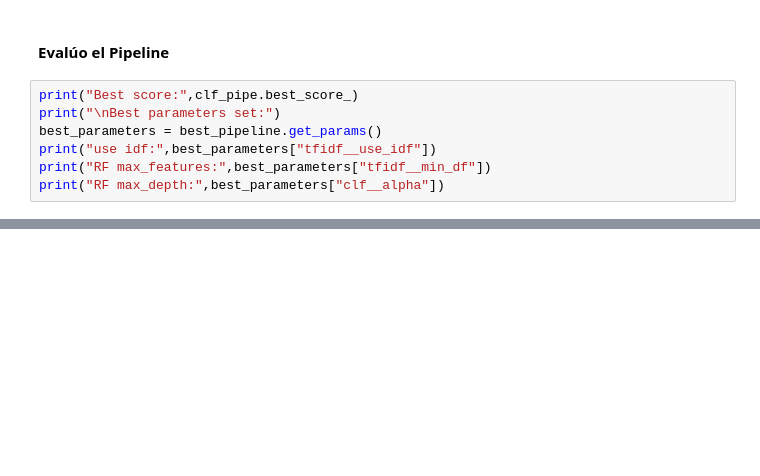
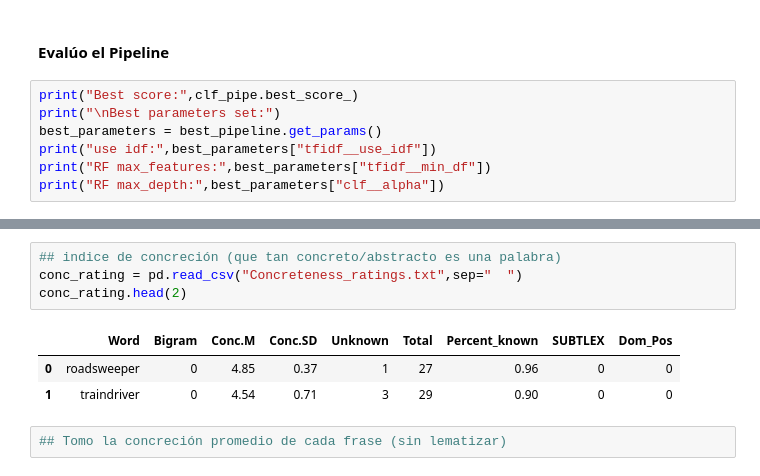
Before and after one commit to jpilorget/textmining-pf, a Jupyter notebook: Text Mining - Trabajo Final.ipynb, the cells around one changed output, grey strips where cells are left out. Drawn from its saved outputs; the diff is of its cells as text; blank space fills up the shorter version.

```diff
--- a/Text Mining - Trabajo Final.ipynb
+++ b/Text Mining - Trabajo Final.ipynb
@@ -151,0 +186,10 @@ print("RF max_depth:",best_parameters["clf__alpha"])
+# %%
+## indice de concreción (que tan concreto/abstracto es una palabra)
+conc_rating = pd.read_csv("Concreteness_ratings.txt",sep="	")
+conc_rating.head(2)
+# %% [output]
+|  | Word | Bigram | Conc.M | Conc.SD | Unknown | Total | Percent_known | SUBTLEX | Dom_Pos |
+| 0 | roadsweeper | 0 | 4.85 | 0.37 | 1 | 27 | 0.96 | 0 | 0 |
+| 1 | traindriver | 0 | 4.54 | 0.71 | 3 | 29 | 0.90 | 0 | 0 |
+# %%
+## Tomo la concreción promedio de cada frase (sin lematizar)
```
Also changed, not shown: parts of 26 cells of this notebook, 2 other files.
